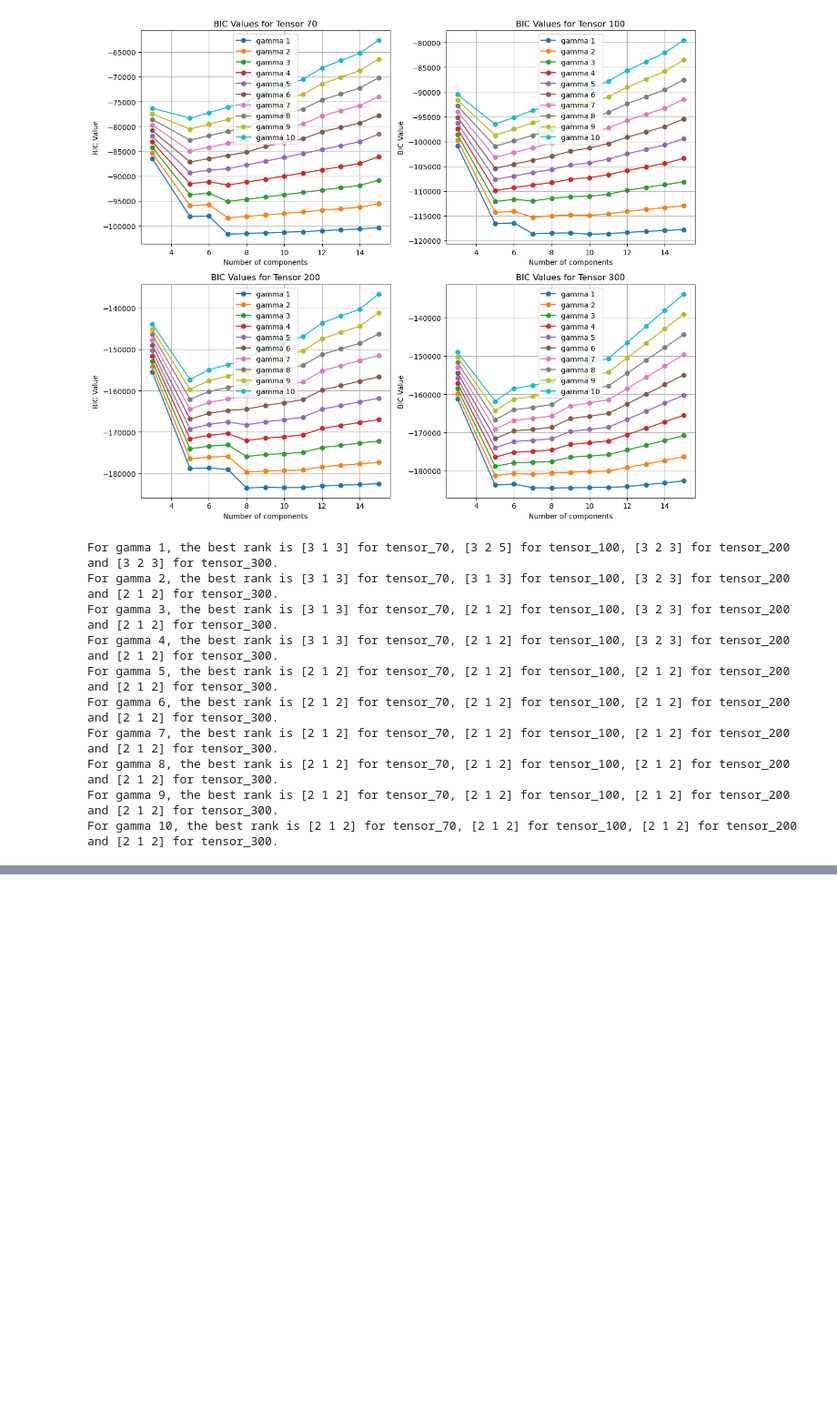
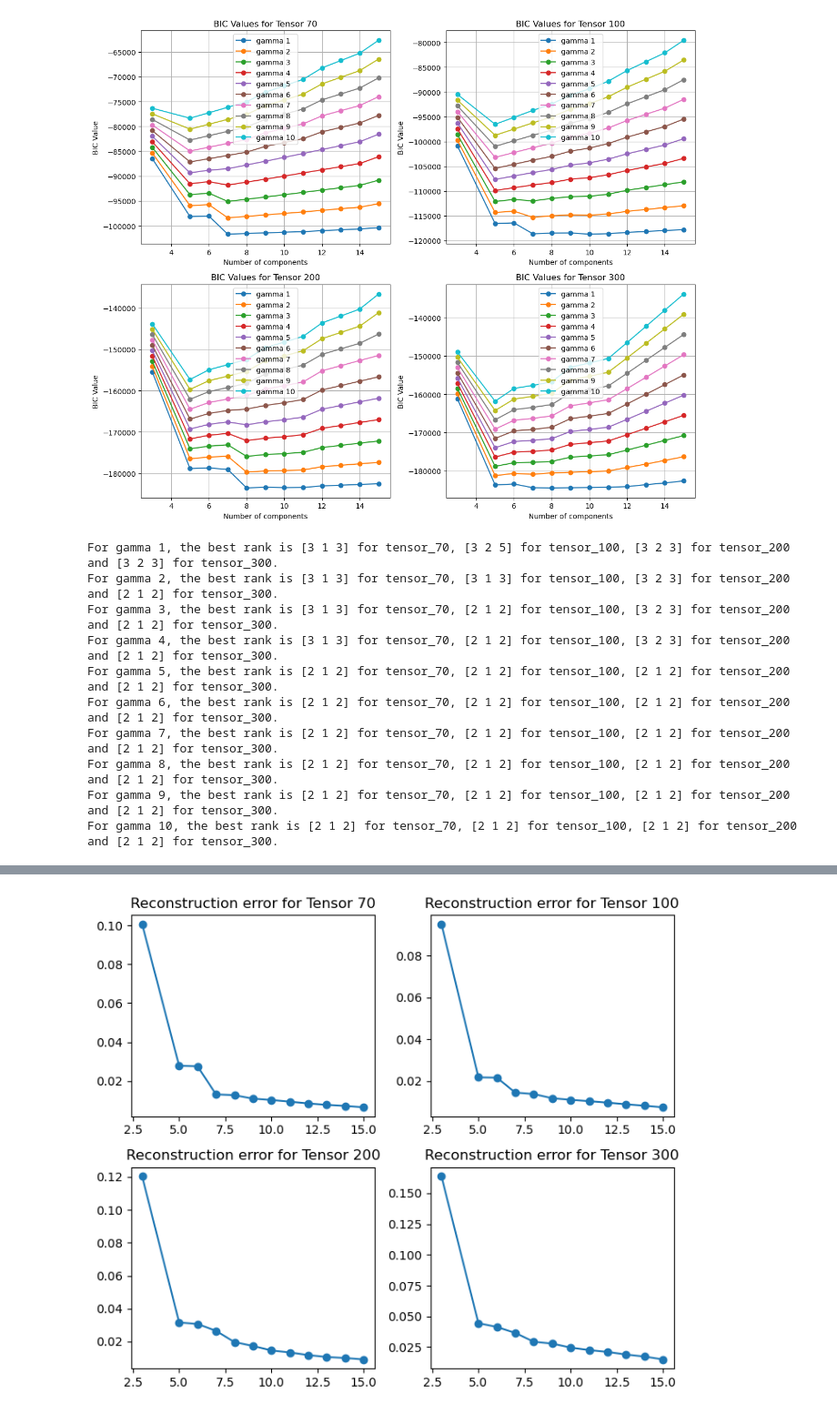
Before and after one commit to pablovadillo/Tensordecomposition, a Jupyter notebook: Tucker_components.ipynb, the cells around one changed output, grey strips where cells are left out. Shown at 91% size. Drawn from its saved outputs; the diff is of its cells as text; code cells hidden in the pictures; blank space fills up the shorter version.

Commit message:
Updated Tucker components.

```diff
--- a/Tucker_components.ipynb
+++ b/Tucker_components.ipynb
@@ -90,13 +92,13 @@ def compute_BIC(tensor, core, factors, gamma):
 
     return BIC
 # %%
-def bic_best_ranks(gamma_values, tensor, model):
+def bic_best_ranks(gamma_values, tensor, model,t):
     valid_ranks = []
 
     for i in range(1, tensor.shape[0] + 1):
         for j in range(1, tensor.shape[1] + 1):
             for k in range(1, tensor.shape[2] + 1):
-                if i <= j * k and j <= i * k and k <= i * j and i + j + k <= 15:
+                if i <= j * k and j <= i * k and k <= i * j and i + j + k <= t:
                     valid_ranks.append([i, j, k])
 
     valid_ranks = np.array(valid_ranks)
@@ -204,0 +213,12 @@ For gamma 10, the best rank is [2 1 2] for tensor_70, [2 1 2] for tensor_100, [2
+# %%
+def error(original, res):
+    # res is in CP
+    if isinstance(res, CPTensor):
+        res = res.to_tensor()
+
+    # deal with cases when res is Tucker
+    if isinstance(res, TuckerTensor):
+        res = tucker_to_tensor(res)
+
+    assert original.shape == res.shape
+    return np.sum((original - res)**2) / np.sum(original**2)
@@ -204,0 +259,28 @@ For gamma 10, the best rank is [2 1 2] for tensor_70, [2 1 2] for tensor_100, [2
+# %%
+#normal tucker
+best_ranks_70, best_errors_70 = best_errors(tensor_70, tucker)
+best_ranks_100, best_errors_100 = best_errors(tensor_100, tucker)
+best_ranks_200, best_errors_200 = best_errors(tensor_200, tucker)
+best_ranks_300, best_errors_300 = best_errors(tensor_300, tucker)
+# %%
+def visualize_errors(x_values, y_values):
+    fig, axes = plt.subplots(2, 2, figsize=(7, 6))
+    axes = axes.flatten()
+
+    for i, y_values in enumerate(y_values):
+        ax = axes[i]
+
+        ax.plot(x_values, y_values, marker='o', linestyle='-')
+        if i==0:
+            i = 0.7
+        ax.set_title(f'Reconstruction error for Tensor {int(i*100)}')
+        #ax.grid(True)
+
+    plt.tight_layout()  # Adjust layout
+    plt.show()
+# %%
+x_values = [3, 5, 6, 7, 8, 9, 10, 11, 12, 13, 14, 15]
+y_values = [best_errors_70, best_errors_100, best_errors_200, best_errors_300]
+visualize_errors(x_values, y_values)
+# %% [output]
+[figure, added]
```
Also changed, not shown: parts of 13 cells of this notebook.
